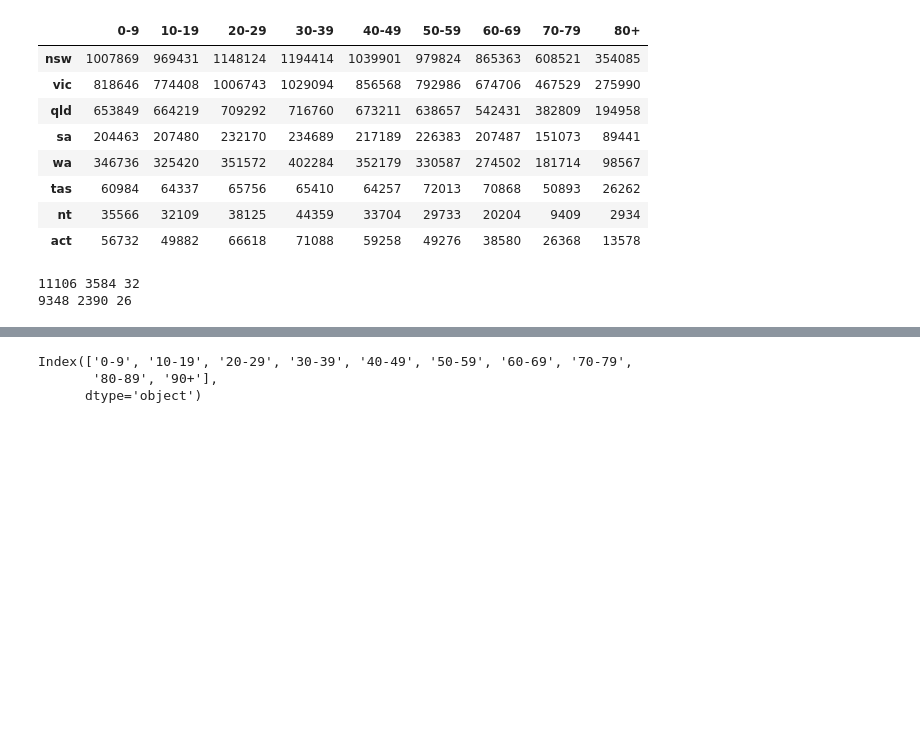
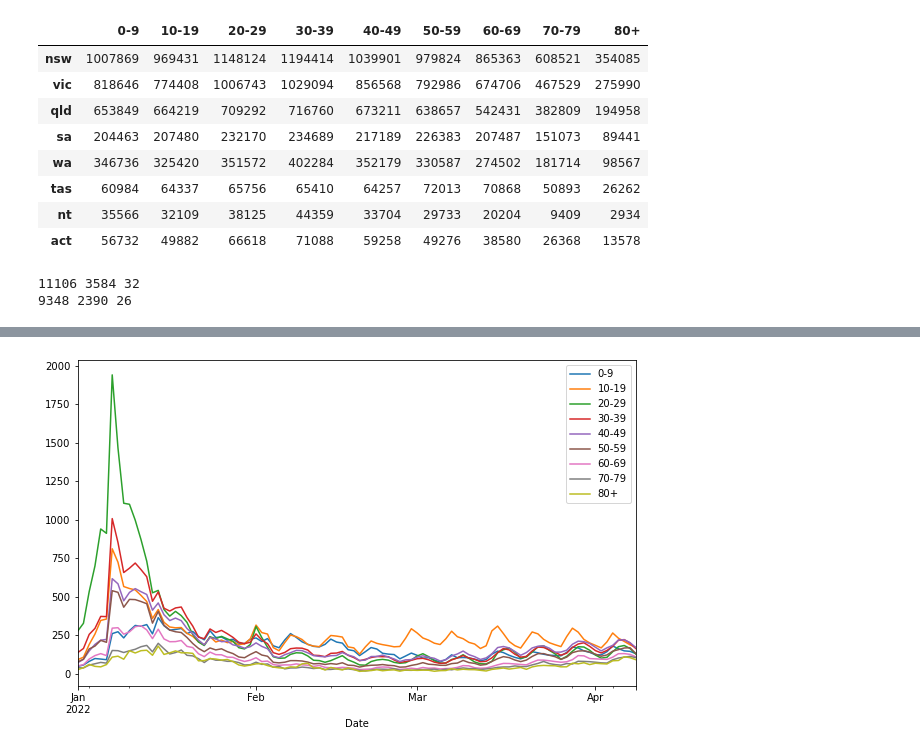
Before and after one commit to amanjit-gill-data/onsite-education-covid, a Jupyter notebook: project.ipynb, the cells around one changed output, grey strips where cells are left out. Cells and saved outputs as stored; diff of their text form; code cells hidden in the pictures; blank space fills up the shorter version.

```diff
--- a/project.ipynb
+++ b/project.ipynb
@@ -217,12 +222,15 @@ Number of cases in 10-19 group: 113696
 # %%
 # Q3 How did case numbers compare to population proportion throughout term?
 # ans graph1 showing ratio of cases to age group population, for all age groups
-# ans graph2 showing % of cases above population % line, for just children
 
-df_vic_pop = df_pop.loc['vic']
-df_vic_ages = df_vic.columns
-df_vic.columns
+s_vic_pops = df_pop.loc['vic']
+
+vic_ages = df_vic.columns.to_list()
+
+df_vic_pop = pd.DataFrame()
+
+for age, pop in zip(vic_ages, s_vic_pops):
+    df_vic_pop[age] = df_vic[age] / pop * 100000
+    df_vic_pop[age].plot(figsize=FIGSIZE, legend=True)
 # %% [output]
-Index(['0-9', '10-19', '20-29', '30-39', '40-49', '50-59', '60-69', '70-79',
-       '80-89', '90+'],
-      dtype='object')
+[figure, added]
```
Also changed, not shown: parts of 10 cells of this notebook, 3 other files.
